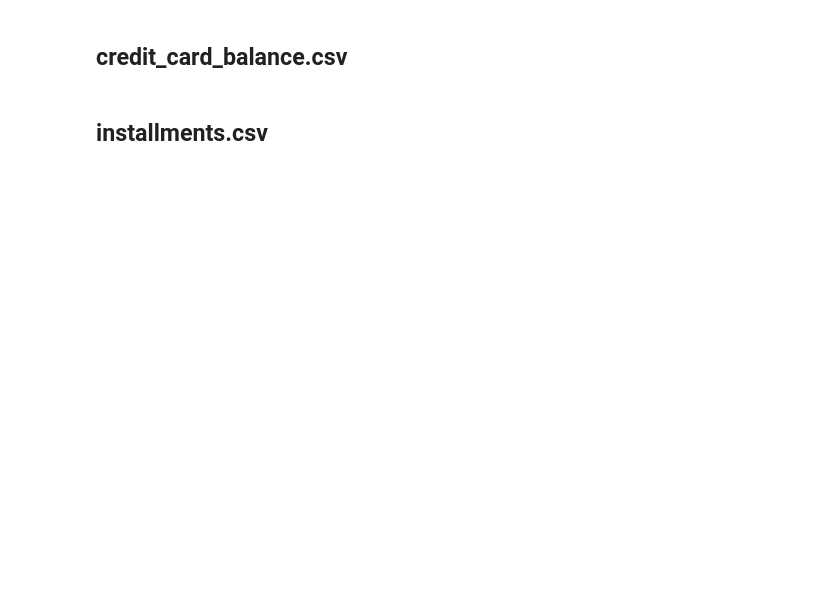
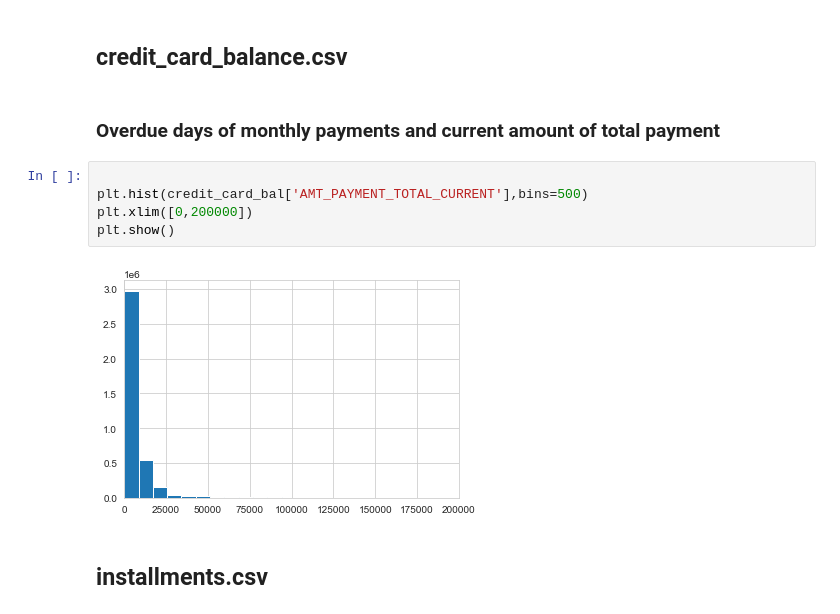
Before and after one commit to yybrother989/HomeCreditDefaultRisk, a Jupyter notebook: Capstone_Project-Home-Credit-Default-Risk_V0.1.ipynb, the cells around one changed output. Drawn from its saved outputs; the diff is of its cells as text; blank space fills up the shorter version.

```diff
--- a/Capstone_Project-Home-Credit-Default-Risk_V0.1.ipynb
+++ b/Capstone_Project-Home-Credit-Default-Risk_V0.1.ipynb
@@ -560,4 +580,13 @@ fig.show('png')
 # %% [markdown]
 ## credit_card_balance.csv
+# %% [markdown]
+### Overdue days of monthly payments and current amount of total payment
+# %%
+
+plt.hist(credit_card_bal['AMT_PAYMENT_TOTAL_CURRENT'],bins=500)
+plt.xlim([0,200000])
+plt.show()
+# %% [output]
+[figure, added]
 # %% [markdown]
 ## installments.csv
```
Also changed, not shown: parts of 7 cells of this notebook.
